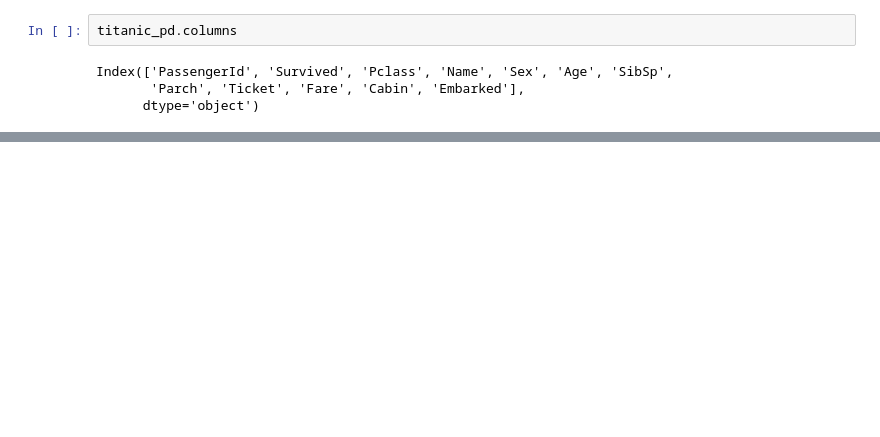
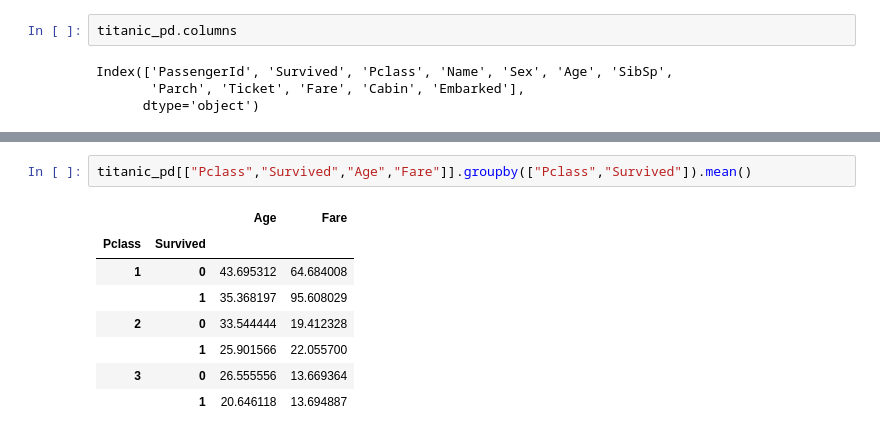
Before and after one commit to PritamChk/PythoneLearning, a Jupyter notebook: PandasTut_1.ipynb, the cells around one changed output, grey strips where cells are left out. Saved outputs shown, nothing was run; the diff lists cells and outputs as text; blank space fills up the shorter version.

```diff
--- a/PandasTut_1.ipynb
+++ b/PandasTut_1.ipynb
@@ -260,0 +393,11 @@ VBox(children=(Label(value='Choose A Column'), Dropdown(options=('Survived', 'Pc
+# %%
+titanic_pd[["Pclass","Survived","Age","Fare"]].groupby(["Pclass","Survived"]).mean()
+# %% [output]
+|  |  | Age | Fare |
+| Pclass | Survived |  |  |
+| 1 | 0 | 43.695312 | 64.684008 |
+|  | 1 | 35.368197 | 95.608029 |
+| 2 | 0 | 33.544444 | 19.412328 |
+|  | 1 | 25.901566 | 22.055700 |
+| 3 | 0 | 26.555556 | 13.669364 |
+|  | 1 | 20.646118 | 13.694887 |
```
Also changed, not shown: parts of 33 cells of this notebook.
